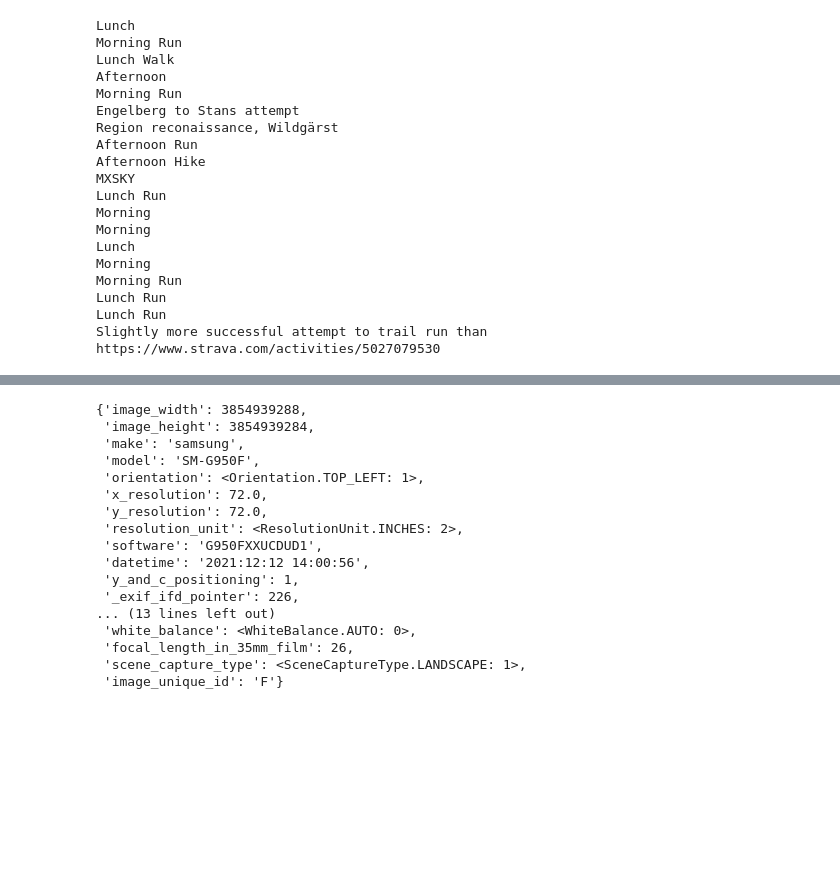
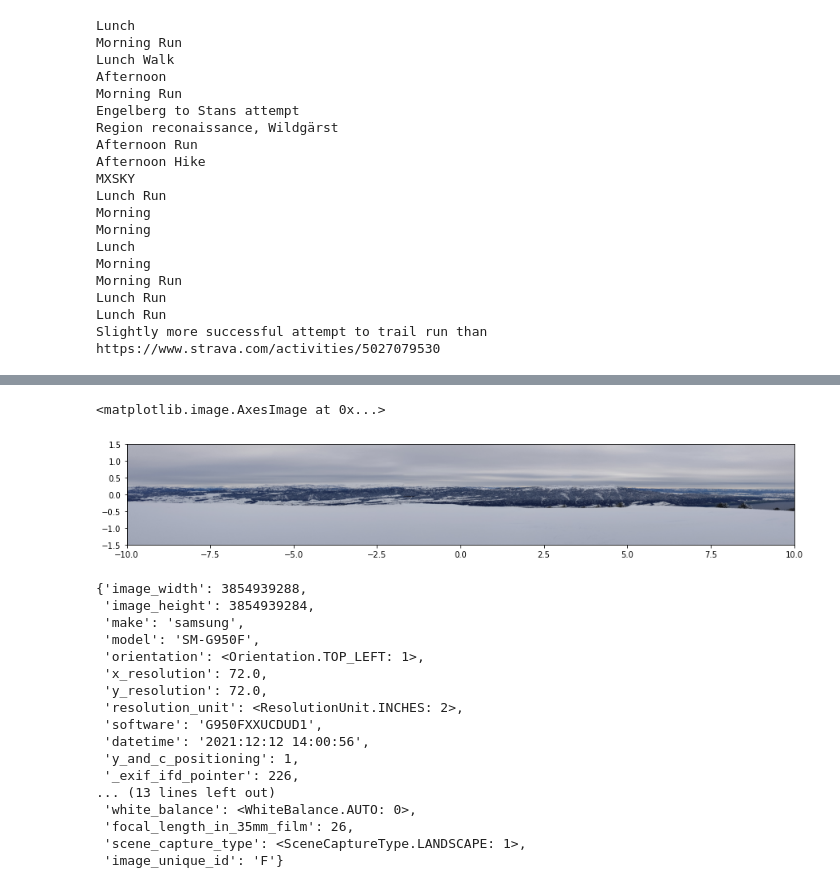
Before and after one commit to volodymyrss/strava-trail-analyze, a Jupyter notebook: trail.ipynb, the cells around one changed output, grey strips where cells are left out. Saved outputs shown, nothing was run; the diff lists cells and outputs as text; code cells hidden in the pictures; blank space fills up the shorter version.

```diff
--- a/trail.ipynb
+++ b/trail.ipynb
@@ -358 +381,14 @@ r_n = r / np.sum(r**2, 0)**0.5
+# %%
+from PIL import Image
+img = Image.open(os.getenv('HOME') + '/Downloads/20211212_140057.jpg')
+img = np.asarray(img)
+
+plt.figure(figsize=(15,10))
+plt.imshow(
+    img[::5,::5,:],
+    extent=(-10,10, -1.5, 1.5)
+    )
+# %% [output]
+<matplotlib.image.AxesImage at 0x...>
+[figure, added]
 # %%
```
Also changed, not shown: parts of 3 cells of this notebook.
